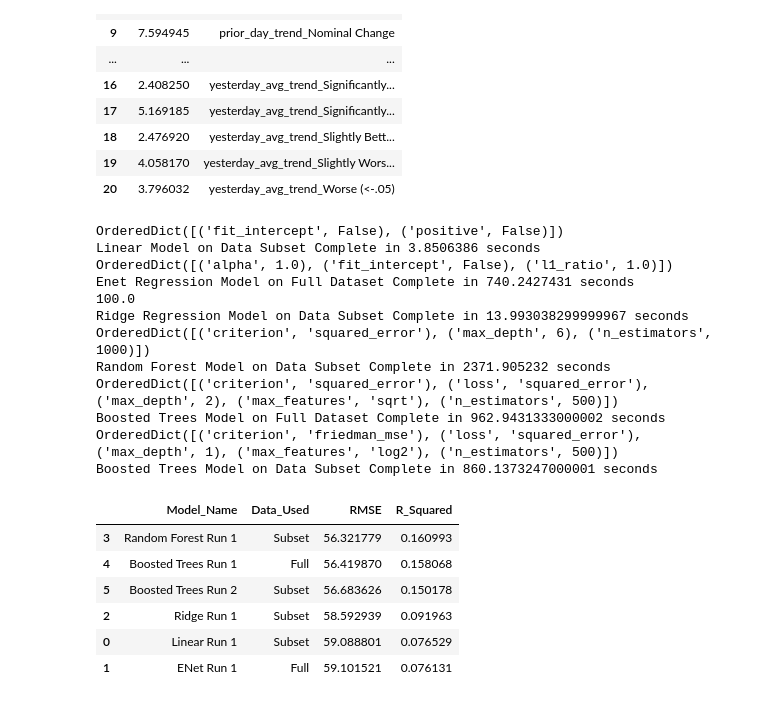
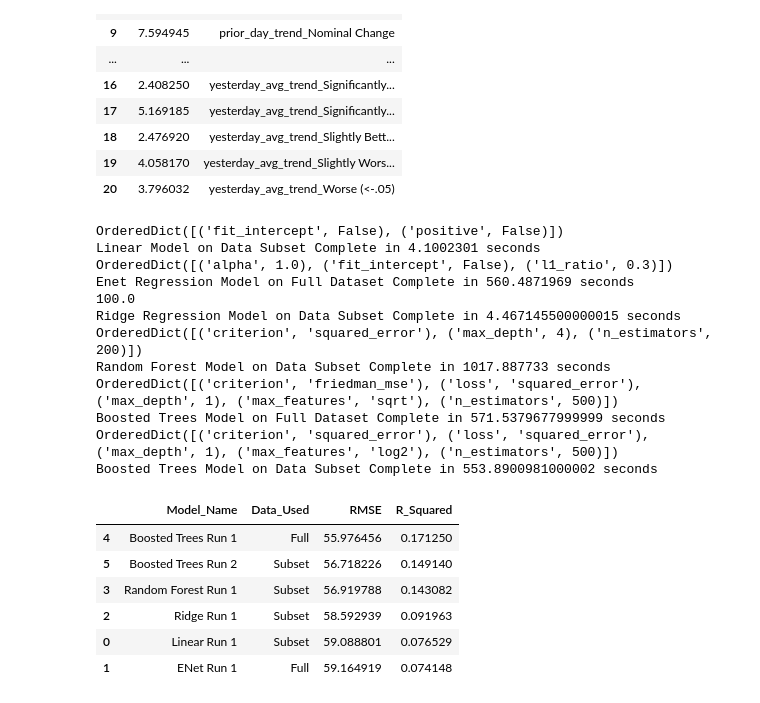
Before and after one commit to WEBEM5369/DS785-Capstone, a Jupyter notebook: RQ 2 - Market Price Effects on Delivery.ipynb, the cells around one changed output. Drawn from its saved outputs; the diff is of its cells as text; code cells hidden in the pictures.

Commit message:
consistency changes
Working to make sure the parameters between the tests are consistent.

```diff
--- a/RQ 2 - Market Price Effects on Delivery.ipynb
+++ b/RQ 2 - Market Price Effects on Delivery.ipynb
@@ -81,17 +81,18 @@ def run_cross_validation_on_regression_RF(X, Y):
     #first step is to use a Bayes Search algorithm to find the optimal hyperparameters
     #define hyperparameters to search
     hyper_params = {
-        'n_estimators': [500,1000],
+        'n_estimators': [200, 400, 600, 800, 1000],
         'max_depth': (1, 9),
-        'criterion': ['squared_error', 'absolute_error','mae']
+        'criterion': ['squared_error'],
+        'max_features' : [.250,.3333,.375]
     }
-    cv = KFold(n_splits = 10,shuffle=True,random_state=5440)   #set random_state to make results repeatable
+    cv = KFold(n_splits = 5,shuffle=True,random_state=5440)   #set random_state to make results repeatable
     search = BayesSearchCV(
         estimator=RandomForestRegressor(),
         search_spaces=hyper_params,
         n_jobs=-1,
         cv=cv,
-        n_iter=125,
+        n_iter=100,
         #scoring="accuracy",
         verbose=0,
         random_state=5440
@@ -104,7 +105,7 @@ def run_cross_validation_on_regression_RF(X, Y):
     #now that the best parameters are found, split the data, run on a test dataset and then predict results
     x_train,x_test,y_train,y_test = train_test_split(X,Y,test_size=.24,random_state=5440)
     model = RandomForestRegressor(n_estimators=best_params['n_estimators'],max_depth=best_params['max_depth']
-                                   ,criterion=best_params['criterion'],max_features=.3333)
+                                   ,criterion=best_params['criterion'],max_features=best_params['max_features'])
     model.fit(x_train,y_train)
     pred_test = model.predict(x_test)
     rmse_test = np.sqrt(mean_squared_error(y_test,pred_test))
@@ -117,19 +118,19 @@ def run_cross_validation_on_regression_Boost(X, Y):
     #first step is to use a Bayes Search algorithm to find the optimal hyperparameters
     #define hyperparameters to search
     hyper_params = {
-        'n_estimators': [500, 750, 1000],
+        'n_estimators': [500, 600, 700, 800, 900, 1000],
         'max_depth': (1, 9),
         'criterion': ['friedman_mse','squared_error'],
-        'loss' : ['squared_error','absolute_error','huber'],
+        'loss' : ['squared_error','huber'],
         'max_features' : ['sqrt','log2']
     }
-    cv = KFold(n_splits = 10,shuffle=True,random_state=5440)   #set random_state to make results repeatable
+    cv = KFold(n_splits = 5,shuffle=True,random_state=5440)   #set random_state to make results repeatable
     search = BayesSearchCV(
         estimator=GradientBoostingRegressor(),
         search_spaces=hyper_params,
         n_jobs=-1,
         cv=cv,
-        n_iter=175,
+        n_iter=150,
         #scoring="accuracy",
         verbose=0,
         random_state=5440
@@ -155,17 +156,17 @@ def run_enet_regression(X,Y,graph=False,iter_nbr=1000):
     #first step is to use a Bayes Search algorithm to find the optimal hyperparameters
     #define hyperparameters to search
     hyper_params = {
-        'alpha' : [.001,.01,.1,1.0,10.0,100.0],
+        'alpha' : [.001,.01,.1,1.0,10.0,100.0,110.0],
         'l1_ratio' : [.01,.05,.1,.3,.5,.7,.9,.95,.99,1],
         'fit_intercept' : [True,False]
     }
-    cv = KFold(n_splits = 10,shuffle=True,random_state=5440)   #set random_state to make results repeatable
+    cv = KFold(n_splits = 5,shuffle=True,random_state=5440)   #set random_state to make results repeatable
     search = BayesSearchCV(
         estimator=ElasticNet(),
         search_spaces=hyper_params,
         n_jobs=-1,
         cv=cv,
-        n_iter=200,
+        n_iter=175,
         #scoring="accuracy",  -- leave as default which is based on the estimator
         verbose=0,
         random_state=5440
@@ -200,7 +201,7 @@ def run_ridge_regression(X,Y,graph=False,iter_nbr=1000):
     scaler = StandardScaler()
     x_scaled = scaler.fit_transform(X)
 
-    cv = RepeatedKFold(n_splits = 10,n_repeats=75,random_state=5440)
+    cv = RepeatedKFold(n_splits = 5,n_repeats=75,random_state=5440)
     model = RidgeCV(alphas=[.0001,.0005,.001,.005,.01,.05,.1,.5,1.0,5,10,50,100],cv=cv)
     model.fit(x_scaled,Y)
     print(model.alpha_)
@@ -635,35 +636,35 @@ end = timer()
 print(f'Boosted Trees Model on Data Subset Complete in {end-start} seconds')
 # %% [output]
 OrderedDict([('fit_intercept', False), ('positive', False)])
-Linear Model on Data Subset Complete in 3.8506386 seconds
-OrderedDict([('alpha', 1.0), ('fit_intercept', False), ('l1_ratio', 1.0)])
-Enet Regression Model on Full Dataset Complete in 740.2427431 seconds
+Linear Model on Data Subset Complete in 4.1002301 seconds
+OrderedDict([('alpha', 1.0), ('fit_intercept', False), ('l1_ratio', 0.3)])
+Enet Regression Model on Full Dataset Complete in 560.4871969 seconds
 100.0
-Ridge Regression Model on Data Subset Complete in 13.993038299999967 seconds
-OrderedDict([('criterion', 'squared_error'), ('max_depth', 6), ('n_estimators', 1000)])
-Random Forest Model on Data Subset Complete in 2371.905232 seconds
-OrderedDict([('criterion', 'squared_error'), ('loss', 'squared_error'), ('max_depth', 2), ('max_features', 'sqrt'), ('n_estimators', 500)])
-Boosted Trees Model on Full Dataset Complete in 962.9431333000002 seconds
-OrderedDict([('criterion', 'friedman_mse'), ('loss', 'squared_error'), ('max_depth', 1), ('max_features', 'log2'), ('n_estimators', 500)])
-Boosted Trees Model on Data Subset Complete in 860.1373247000001 seconds
+Ridge Regression Model on Data Subset Complete in 4.467145500000015 seconds
+OrderedDict([('criterion', 'squared_error'), ('max_depth', 4), ('n_estimators', 200)])
+Random Forest Model on Data Subset Complete in 1017.887733 seconds
+OrderedDict([('criterion', 'friedman_mse'), ('loss', 'squared_error'), ('max_depth', 1), ('max_features', 'sqrt'), ('n_estimators', 500)])
+Boosted Trees Model on Full Dataset Complete in 571.5379677999999 seconds
+OrderedDict([('criterion', 'squared_error'), ('loss', 'squared_error'), ('max_depth', 1), ('max_features', 'log2'), ('n_estimators', 500)])
+Boosted Trees Model on Data Subset Complete in 553.8900981000002 seconds
 # %%
 #Soybeans Regression results
 result_ds_list  = [['Linear Run 1','Subset',linear_rmse,linear_r2]
                   ,['ENet Run 1','Full',enet_full_rmse,enet_full_r2]
                   ,['Ridge Run 1','Subset',ridge_part_rmse,ridge_part_r2]
                   ,['Random Forest Run 1','Subset',rfr_rmse,rfr_r2]
                   ,['Boosted Trees Run 1','Full',boost_rmse,boost_r2]
                   ,['Boosted Trees Run 2','Subset',boost_part_rmse,boost_part_r2]]
-results_delivery_count = pd.DataFrame(result_ds_list,columns=['Model_Name','Data_Used','RMSE','R_Squared'])
+results_delivery_count = pd.DataFrame(result_ds_list,columns=['Model','Dataset','RMSE','R^2'])
 results_delivery_count.sort_values(['RMSE','R_Squared'],ascending=[True,False])
 # %% [output]
 |  | Model_Name | Data_Used | RMSE | R_Squared |
-| 3 | Random Forest Run 1 | Subset | 56.321779 | 0.160993 |
-| 4 | Boosted Trees Run 1 | Full | 56.419870 | 0.158068 |
-| 5 | Boosted Trees Run 2 | Subset | 56.683626 | 0.150178 |
+| 4 | Boosted Trees Run 1 | Full | 55.976456 | 0.171250 |
+| 5 | Boosted Trees Run 2 | Subset | 56.718226 | 0.149140 |
+| 3 | Random Forest Run 1 | Subset | 56.919788 | 0.143082 |
 | 2 | Ridge Run 1 | Subset | 58.592939 | 0.091963 |
 | 0 | Linear Run 1 | Subset | 59.088801 | 0.076529 |
-| 1 | ENet Run 1 | Full | 59.101521 | 0.076131 |
+| 1 | ENet Run 1 | Full | 59.164919 | 0.074148 |
 # %%
 #Soybeans Classfication
 start = timer()
```
Also changed, not shown: parts of 7 cells of this notebook, 5 other files.
